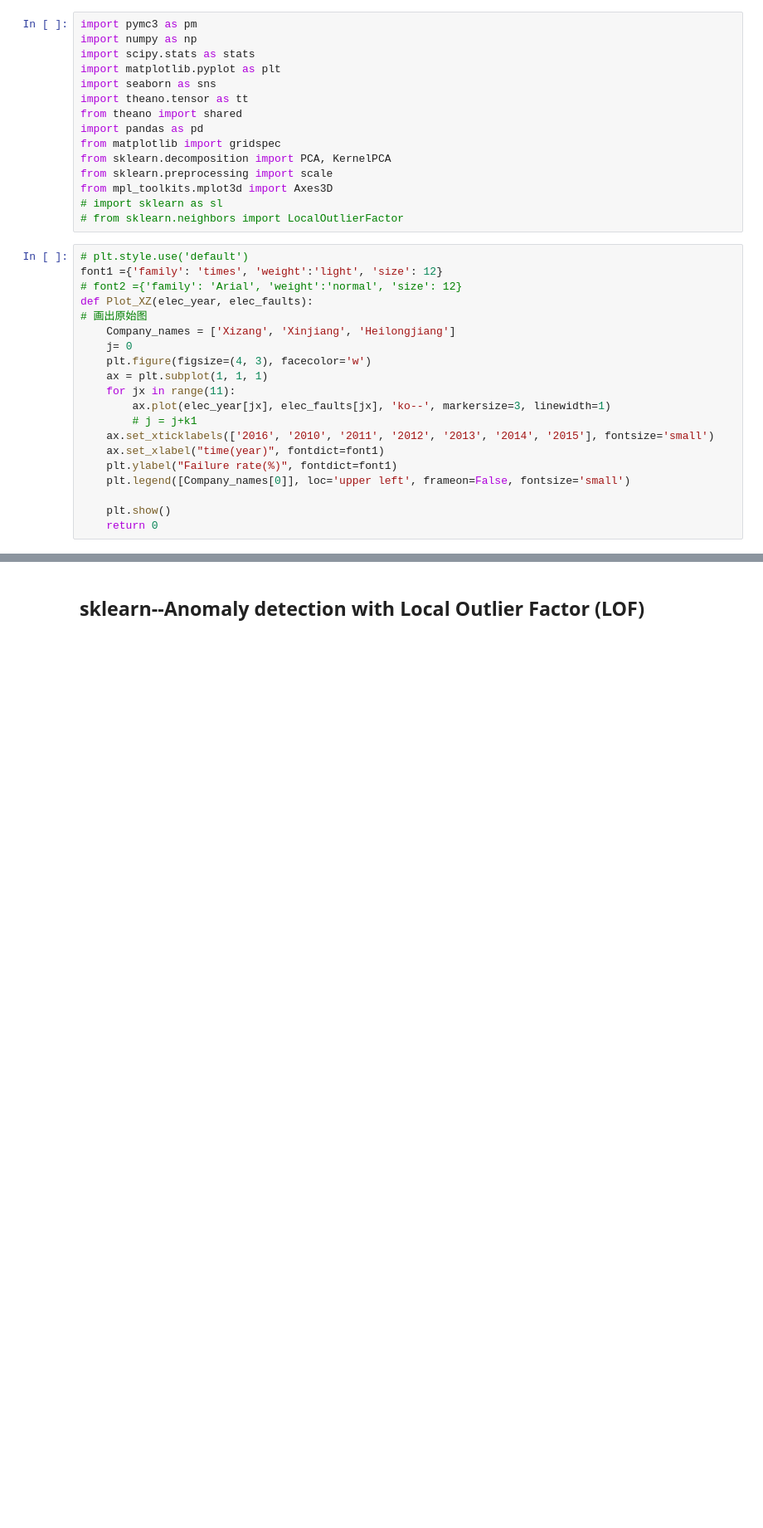
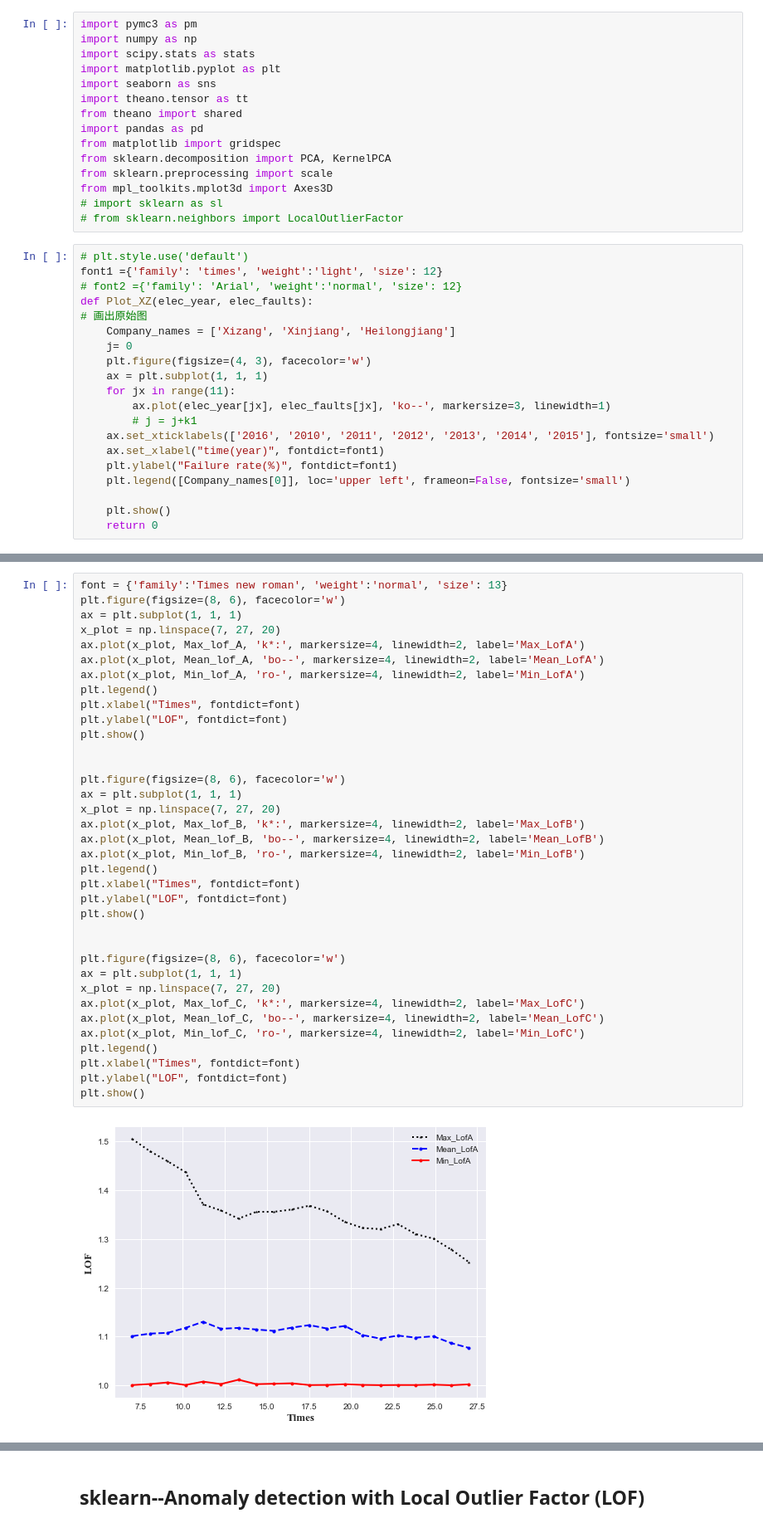
Before and after one commit to Qiuchumo/QW_reliable, a Jupyter notebook: LOF/Paint_Lof.ipynb, the cells around one changed output, grey strips where cells are left out. Shown at 83% size. Drawn from its saved outputs; the diff is of its cells as text; blank space fills up the shorter version.

```diff
--- a/LOF/Paint_Lof.ipynb
+++ b/LOF/Paint_Lof.ipynb
@@ -661,0 +793,38 @@ Instane5 =[
+# %%
+font = {'family':'Times new roman', 'weight':'normal', 'size': 13}
+plt.figure(figsize=(8, 6), facecolor='w')
+ax = plt.subplot(1, 1, 1)
+x_plot = np.linspace(7, 27, 20)
+ax.plot(x_plot, Max_lof_A, 'k*:', markersize=4, linewidth=2, label='Max_LofA')
+ax.plot(x_plot, Mean_lof_A, 'bo--', markersize=4, linewidth=2, label='Mean_LofA')
+ax.plot(x_plot, Min_lof_A, 'ro-', markersize=4, linewidth=2, label='Min_LofA')
+plt.legend()
+plt.xlabel("Times", fontdict=font)
+plt.ylabel("LOF", fontdict=font)
+plt.show()
+
+
+plt.figure(figsize=(8, 6), facecolor='w')
+ax = plt.subplot(1, 1, 1)
+x_plot = np.linspace(7, 27, 20)
+ax.plot(x_plot, Max_lof_B, 'k*:', markersize=4, linewidth=2, label='Max_LofB')
+ax.plot(x_plot, Mean_lof_B, 'bo--', markersize=4, linewidth=2, label='Mean_LofB')
+ax.plot(x_plot, Min_lof_B, 'ro-', markersize=4, linewidth=2, label='Min_LofB')
+plt.legend()
+plt.xlabel("Times", fontdict=font)
+plt.ylabel("LOF", fontdict=font)
+plt.show()
+
+
+plt.figure(figsize=(8, 6), facecolor='w')
+ax = plt.subplot(1, 1, 1)
+x_plot = np.linspace(7, 27, 20)
+ax.plot(x_plot, Max_lof_C, 'k*:', markersize=4, linewidth=2, label='Max_LofC')
+ax.plot(x_plot, Mean_lof_C, 'bo--', markersize=4, linewidth=2, label='Mean_LofC')
+ax.plot(x_plot, Min_lof_C, 'ro-', markersize=4, linewidth=2, label='Min_LofC')
+plt.legend()
+plt.xlabel("Times", fontdict=font)
+plt.ylabel("LOF", fontdict=font)
+plt.show()
+# %% [output]
+[figure, added]
```
Also changed, not shown: parts of 11 cells of this notebook, 38 other files.
